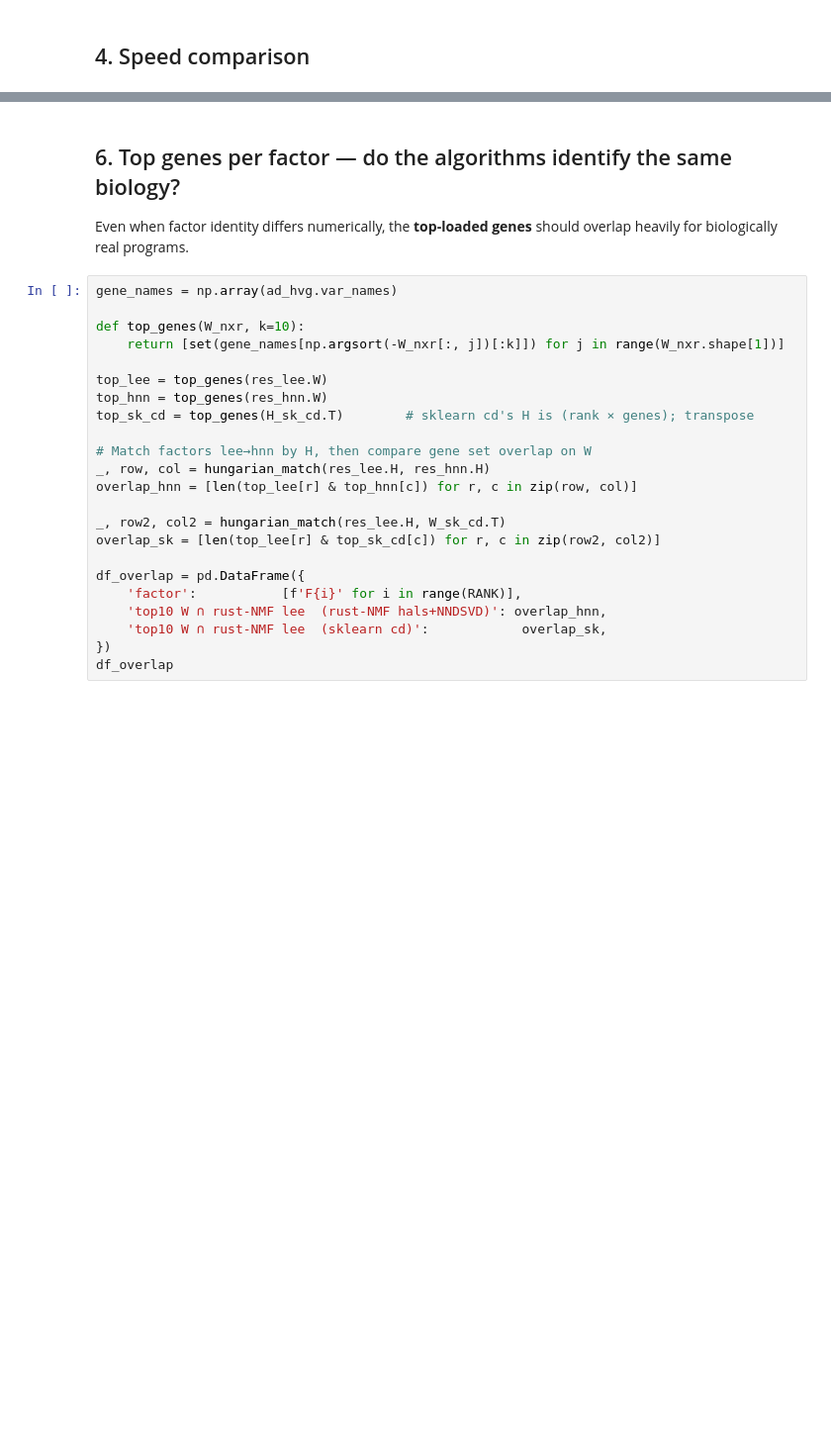
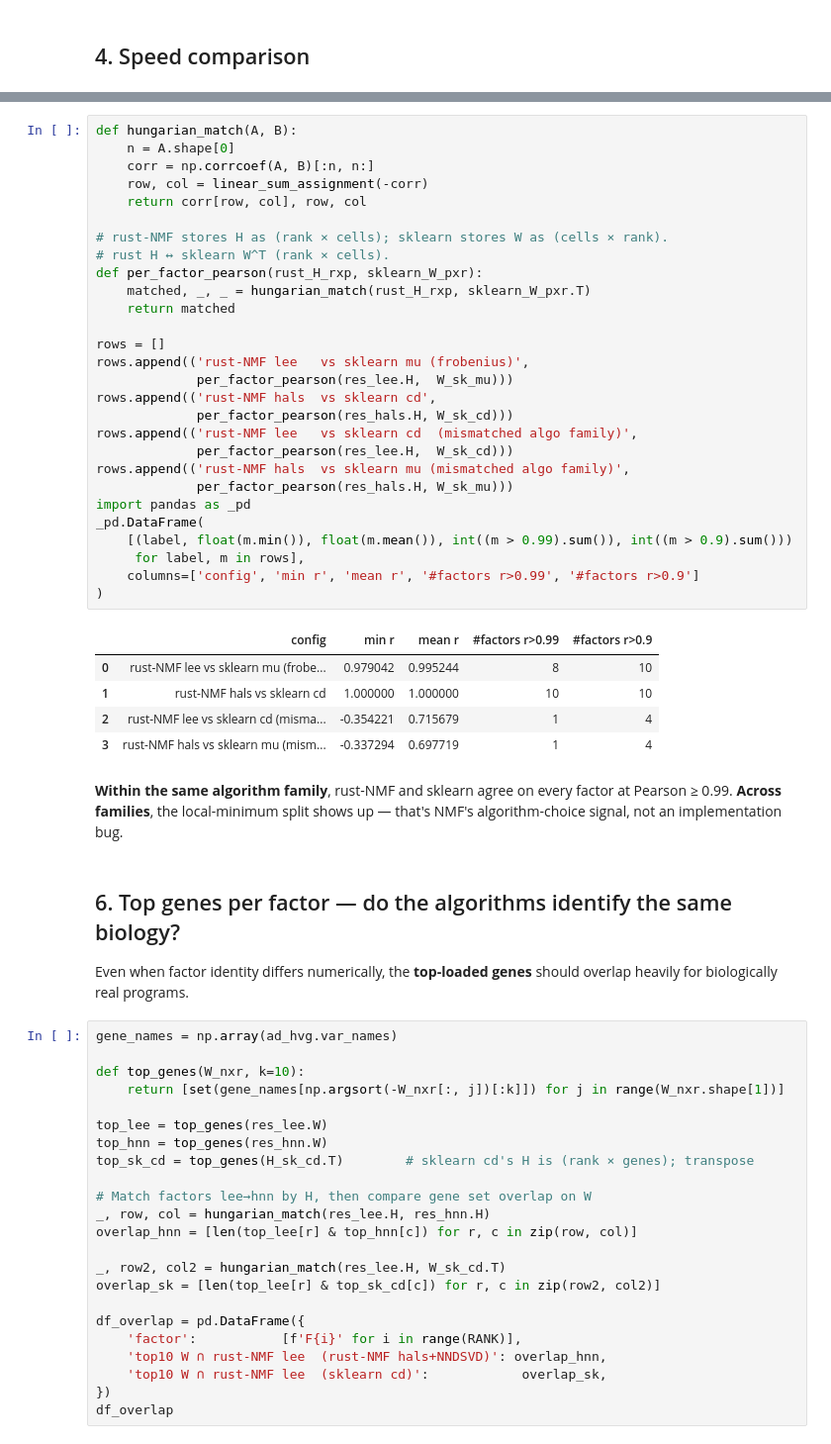
Before and after one commit to omicverse/rust-NMF, a Jupyter notebook: examples/comparison_vs_cnmf.ipynb, the cells around one changed output, grey strips where cells are left out. Shown at 99% size. Saved outputs shown, nothing was run; the diff lists cells and outputs as text; blank space fills up the shorter version.

```diff
--- a/examples/comparison_vs_cnmf.ipynb
+++ b/examples/comparison_vs_cnmf.ipynb
@@ -218,3 +179,42 @@ Most non-bit-equivalent solvers find ~7-9 of 10 factors at correlation
+# %%
+def hungarian_match(A, B):
+    n = A.shape[0]
+    corr = np.corrcoef(A, B)[:n, n:]
+    row, col = linear_sum_assignment(-corr)
+    return corr[row, col], row, col
+
+# rust-NMF stores H as (rank × cells); sklearn stores W as (cells × rank).
+# rust H ↔ sklearn W^T (rank × cells).
+def per_factor_pearson(rust_H_rxp, sklearn_W_pxr):
+    matched, _, _ = hungarian_match(rust_H_rxp, sklearn_W_pxr.T)
+    return matched
+
+rows = []
+rows.append(('rust-NMF lee   vs sklearn mu (frobenius)',
+             per_factor_pearson(res_lee.H,  W_sk_mu)))
+rows.append(('rust-NMF hals  vs sklearn cd',
+             per_factor_pearson(res_hals.H, W_sk_cd)))
+rows.append(('rust-NMF lee   vs sklearn cd  (mismatched algo family)',
+             per_factor_pearson(res_lee.H,  W_sk_cd)))
+rows.append(('rust-NMF hals  vs sklearn mu (mismatched algo family)',
+             per_factor_pearson(res_hals.H, W_sk_mu)))
+import pandas as _pd
+_pd.DataFrame(
+    [(label, float(m.min()), float(m.mean()), int((m > 0.99).sum()), int((m > 0.9).sum()))
+     for label, m in rows],
+    columns=['config', 'min r', 'mean r', '#factors r>0.99', '#factors r>0.9']
+)
+# %% [output]
+|  | config | min r | mean r | #factors r>0.99 | #factors r>0.9 |
+| 0 | rust-NMF lee vs sklearn mu (frobe... | 0.979042 | 0.995244 | 8 | 10 |
+| 1 | rust-NMF hals vs sklearn cd | 1.000000 | 1.000000 | 10 | 10 |
+| 2 | rust-NMF lee vs sklearn cd (misma... | -0.354221 | 0.715679 | 1 | 4 |
+| 3 | rust-NMF hals vs sklearn mu (mism... | -0.337294 | 0.697719 | 1 | 4 |
+# %% [markdown]
+**Within the same algorithm family**, rust-NMF and sklearn agree on
+every factor at Pearson ≥ 0.99. **Across families**, the local-minimum
+split shows up — that's NMF's algorithm-choice signal, not an
+implementation bug.
 # %% [markdown]
 ## 6. Top genes per factor — do the algorithms identify the same biology?
 
```
Also changed, not shown: parts of 9 cells of this notebook, 2 other files.
